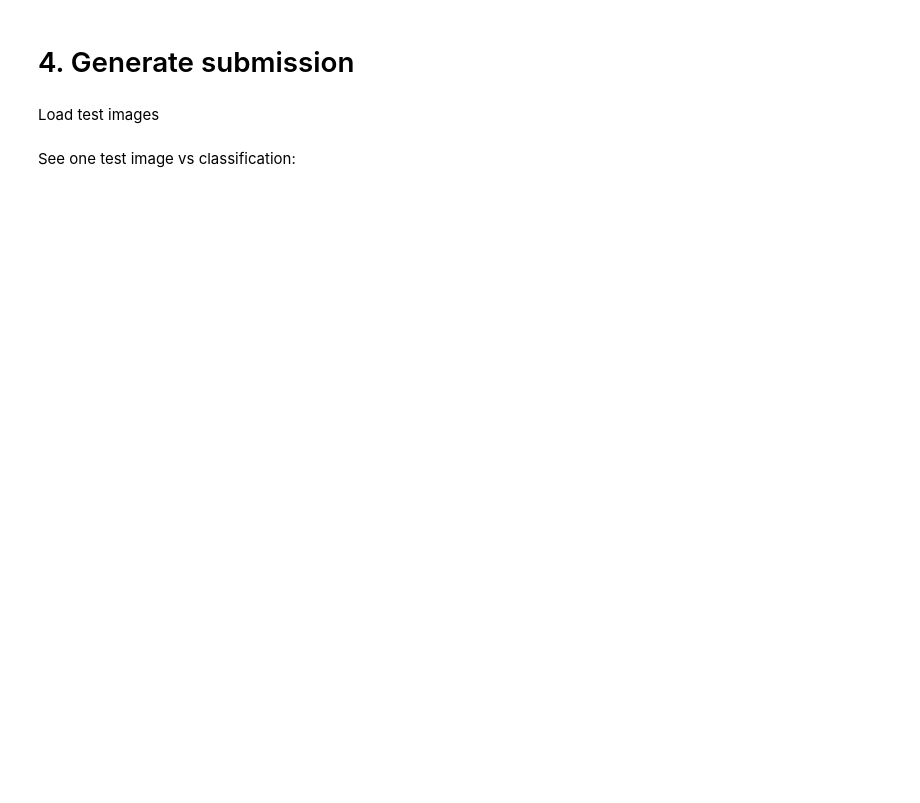
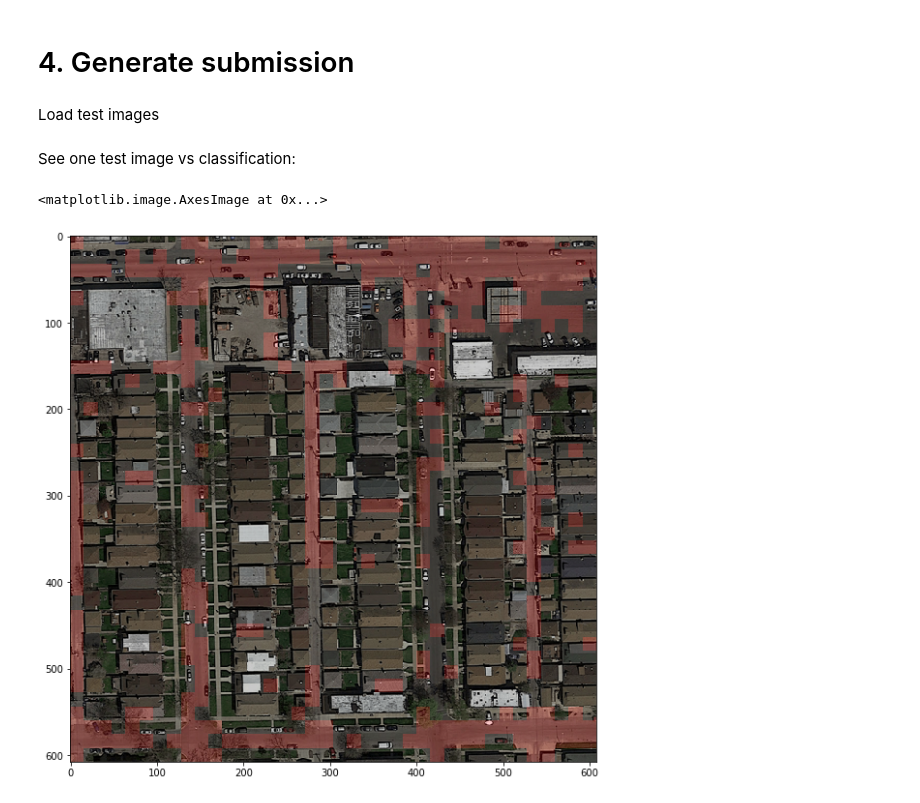
Before and after one commit to ZiluTian/ml_project1, a Jupyter notebook: project2/project_road_segmentation/feature_selection.ipynb, the cells around one changed output. Saved outputs shown, nothing was run; the diff lists cells and outputs as text; code cells hidden in the pictures; blank space fills up the shorter version.

```diff
--- a/project2/project_road_segmentation/feature_selection.ipynb
+++ b/project2/project_road_segmentation/feature_selection.ipynb
@@ -445,7 +253,7 @@ plt.imshow(new_img)
 # %%
 from sklearn import neighbors
 
-knn_model = neighbors.KNeighborsClassifier()
+knn_model = neighbors.KNeighborsClassifier(n_neighbors=25, n_jobs=2)
 knn_model.fit(X_train, Y_train)
 # %% [output]
 KNeighborsClassifier(algorithm='auto', leaf_size=30, metric='minkowski',
@@ -460,5 +286,5 @@ print_eval(Y_train, Z_train, Y_test, Z_test)
 # %%
 from sklearn import ensemble
 
-classif = ensemble.RandomForestClassifier(100)
+classif = ensemble.RandomForestClassifier(5)
 classif.fit(X_train, Y_train)
@@ -530,14 +354,16 @@ submission_filename = 'prediction.csv'
 See one test image vs classification:
 # %%
 X_ = extract_img_features(root_test_dir + test_dir[0]+test_images[0], '3d')
-Xx = extract_img_extrafeatures(root_test_dir + test_dir[0]+test_images[0], extrafeat)
-Xi = np.concatenate([X_, Xx], axis = 1)
+Xi = X_
 
 Zi = classif.predict(Xi)
 predicted_im = label_to_img(608, 608, patch_size, patch_size, Zi)
 im = load_image(root_test_dir + test_dir[0]+test_images[0])
 new_img = make_img_overlay(im, predicted_im)
 
 predicted_im.shape
 fig1 = plt.figure(figsize=(10, 10)) # create a figure with the default size
 plt.imshow(new_img)
+# %% [output]
+<matplotlib.image.AxesImage at 0x...>
+[figure, added]
```
Also changed, not shown: parts of 39 cells of this notebook, 1 other file.
